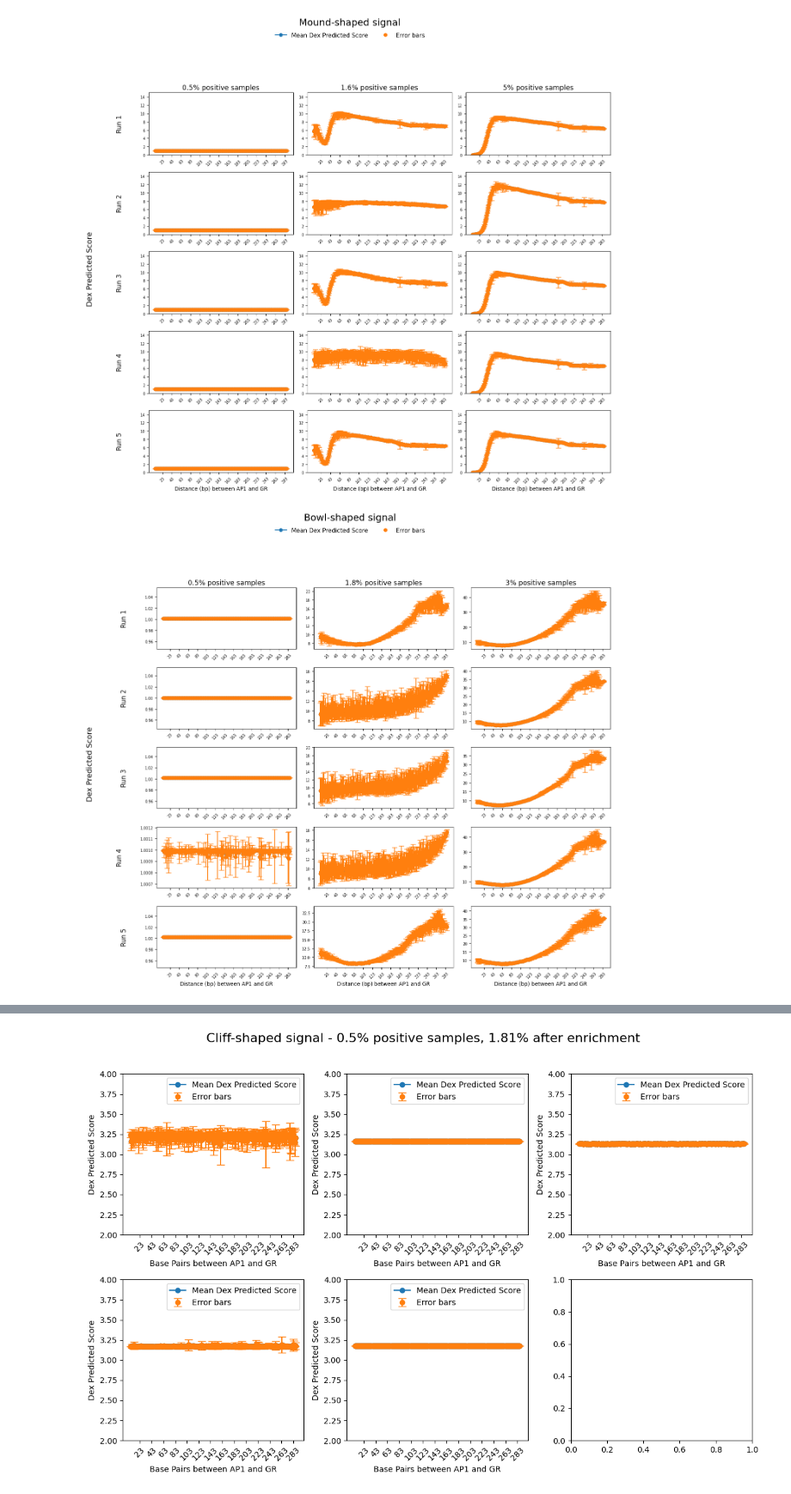
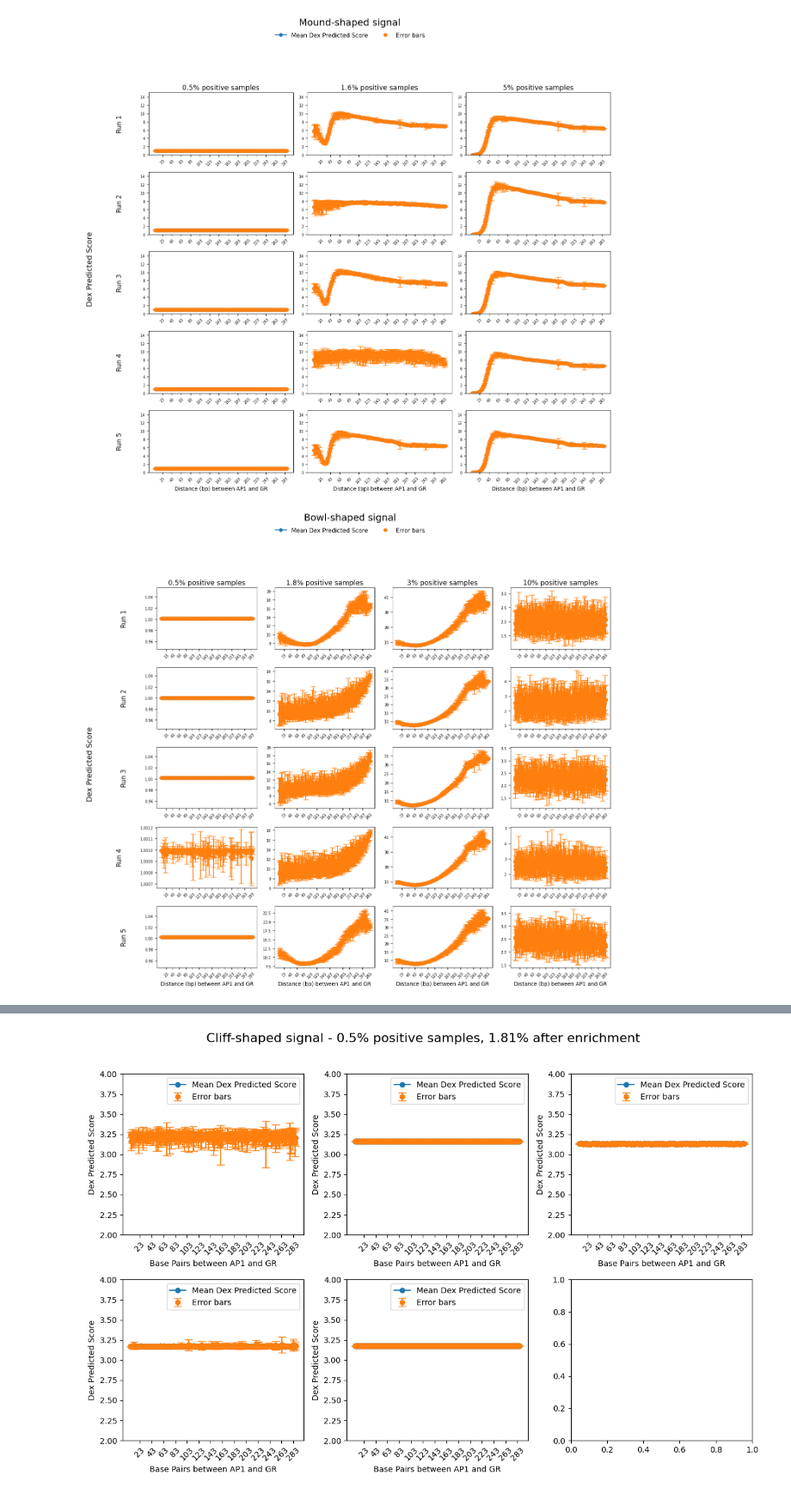
Before and after one commit to yutiachen5/BlueSTARR_Evaluation_A549, a Jupyter notebook: GR-AP1/simulated-seq/make-plots.ipynb, the cells around one changed output, grey strips where cells are left out. Shown at 86% size. Drawn from its saved outputs; the diff is of its cells as text; code cells hidden in the pictures.

```diff
--- a/GR-AP1/simulated-seq/make-plots.ipynb
+++ b/GR-AP1/simulated-seq/make-plots.ipynb
@@ -669,12 +669,13 @@ plt.show()
 # %% [output]
 [figure]
 # %%
-fig, axes = plt.subplots(5, 3, figsize=(14, 12))
+n = 4
+fig, axes = plt.subplots(5, n, figsize=(14, 12))
 loc_dist = pd.read_csv('/hpc/group/igvf/A549/GR-AP1/simulated-seq/data/Dex-200/low_act_5000_installed_dist.txt', sep='\t', header=None)
-n = 3
+
 
 # Column titles
-col_titles = ['0.5% positive samples', '1.8% positive samples', '3% positive samples'] # , '10% positive samples'
+col_titles = ['0.5% positive samples', '1.8% positive samples', '3% positive samples', '10% positive samples'] # , '10% positive samples'
 assert len(col_titles) == n
 
 # Row titles
@@ -693,8 +694,10 @@ for i, ax in enumerate(axes.flat):
         pred = pd.read_csv(f'/hpc/group/igvf/A549/GR-AP1/simulated-seq/slurm/bowl/no_enrichment_0.5/pred/low_act_5000_installed_pred_{row_idx+1}.txt', sep='\t', header=None)
     elif col_idx == 1:
         pred = pd.read_csv(f'/hpc/group/igvf/A549/GR-AP1/simulated-seq/slurm/bowl/enrichment_lognormal10_1.8/pred/low_act_5000_installed_pred_{row_idx+1}.txt', sep='\t', header=None)
+    elif col_idx == 2:
+        pred = pd.read_csv(f'/hpc/group/igvf/A549/GR-AP1/simulated-seq/slurm/bowl/no_enrichment_3/pred/low_act_5000_installed_pred_{row_idx+1}.txt', sep='\t', header=None)
     else:
-        pred = pd.read_csv(f'/hpc/group/igvf/A549/GR-AP1/simulated-seq/slurm/bowl/no_enrichment_3/pred/low_act_5000_installed_pred_{row_idx+1}.txt', sep='\t', header=None)
+        pred = pd.read_csv(f'/hpc/group/igvf/A549/GR-AP1/simulated-seq/slurm/bowl/no_enrichment_10/pred/low_act_5000_installed_pred_{row_idx+1}.txt', sep='\t', header=None)
 
     df_tmp = plots(pred, loc_dist)  # Your function to process and plot
 
@@ -708,32 +711,32 @@ for i, ax in enumerate(axes.flat):
 
     # Column titles
     if row_idx == 0:
         ax.set_title(col_titles[col_idx], fontsize=13)
 
     # Row labels
     if col_idx == 0:
         ax.annotate(row_titles[row_idx], xy=(0, 0.5), xytext=(-ax.yaxis.labelpad - 25, 0),
                     xycoords=ax.yaxis.label, textcoords='offset points',
                     size='large', ha='right', va='center', rotation=90)
 
     # X-axis label ONLY for bottom row
     if row_idx == 4:
         ax.set_xlabel("Distance (bp) between AP1 and GR", fontsize=10)
 
     if not handles:
         handles.extend([l1, l2[0]])
         labels.extend(['Mean Dex Predicted Score', 'Error bars'])
 
 # Common y-axis label
 fig.text(0.005, 0.5, 'Dex Predicted Score', va='center', rotation='vertical', fontsize=14)
 
 # Common legend
 fig.legend(handles, labels, loc='upper center', bbox_to_anchor=(0.5, 1.03), ncol=2, fontsize=11, frameon=False)
 
 # Adjust layout
 fig.tight_layout(rect=[0.05, 0, 1, 0.95])
 
 plt.show()
 # %% [output]
-[figure, old version]
+[figure, new version]
 # %%
```
Also changed, not shown: parts of 1 cell of this notebook, 39 other files.
